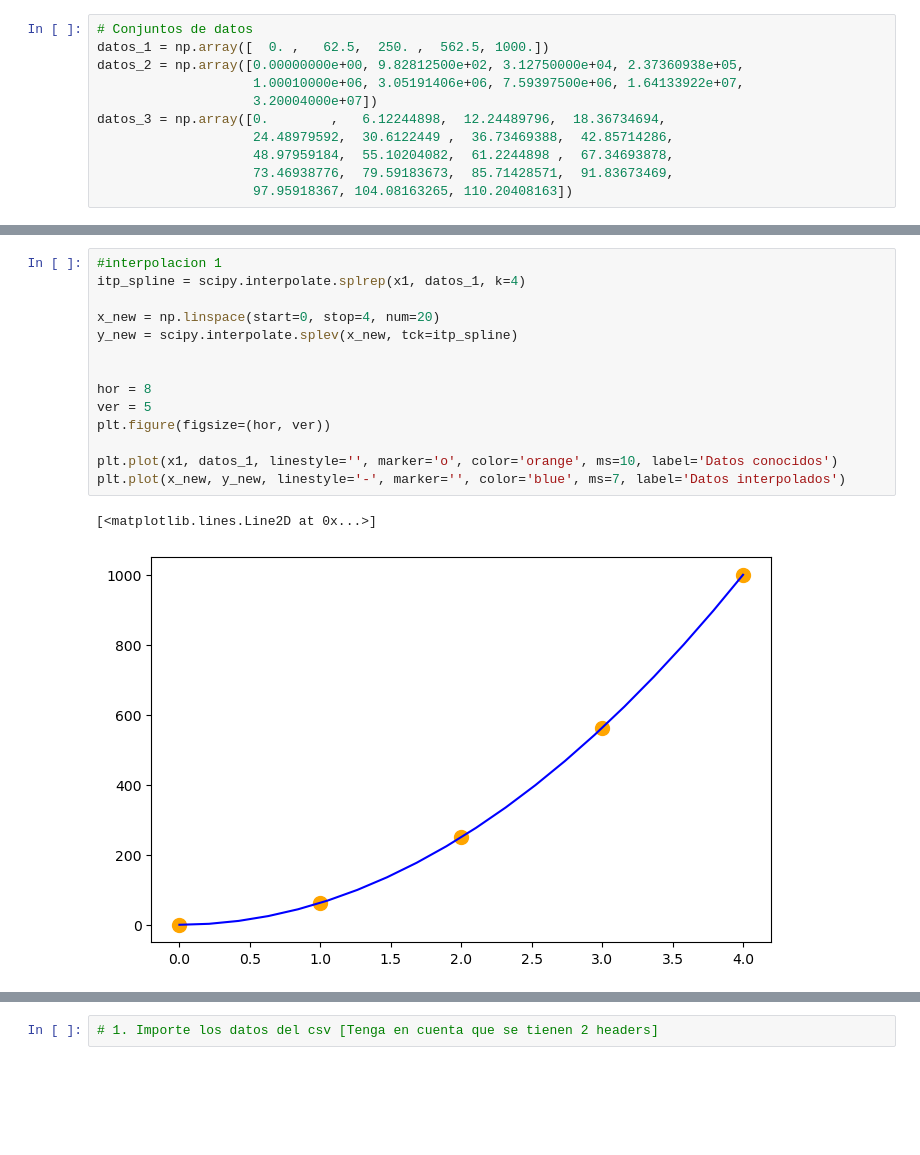
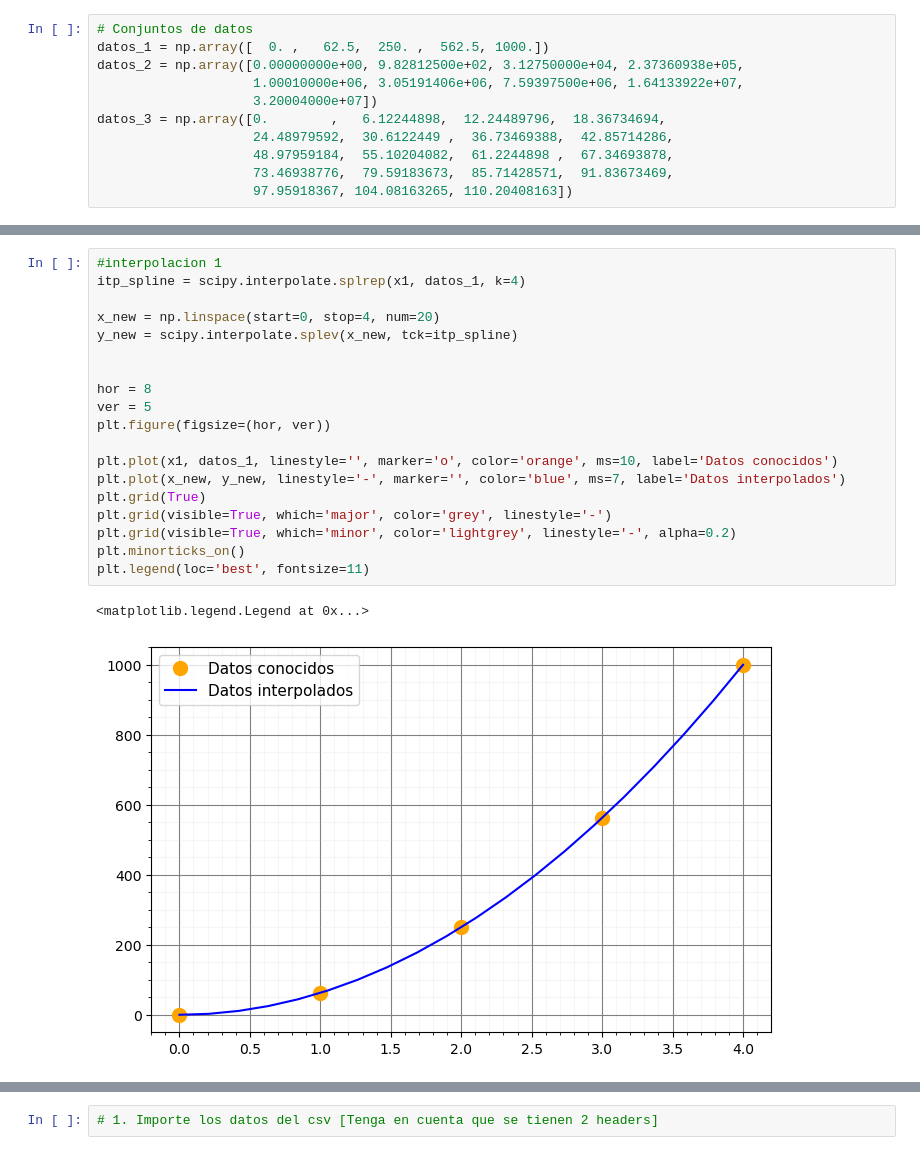
Before and after one commit to AxEberbach/Taller-1, a Jupyter notebook: Taller_1_Alejandro_Eberbach.ipynb, the cells around one changed output, grey strips where cells are left out. Cells and saved outputs as stored; diff of their text form; blank space fills up the shorter version.

```diff
--- a/Taller_1_Alejandro_Eberbach.ipynb
+++ b/Taller_1_Alejandro_Eberbach.ipynb
@@ -146,20 +184,25 @@ plt.scatter(x3, datos_3, label="conjunto de datos 3")
 # %%
 #interpolacion 1
 itp_spline = scipy.interpolate.splrep(x1, datos_1, k=4)
 
 x_new = np.linspace(start=0, stop=4, num=20)
 y_new = scipy.interpolate.splev(x_new, tck=itp_spline)
 
 
 hor = 8
 ver = 5
 plt.figure(figsize=(hor, ver))
 
 plt.plot(x1, datos_1, linestyle='', marker='o', color='orange', ms=10, label='Datos conocidos')
 plt.plot(x_new, y_new, linestyle='-', marker='', color='blue', ms=7, label='Datos interpolados')
+plt.grid(True)
+plt.grid(visible=True, which='major', color='grey', linestyle='-')
+plt.grid(visible=True, which='minor', color='lightgrey', linestyle='-', alpha=0.2)
+plt.minorticks_on()
+plt.legend(loc='best', fontsize=11)
 # %% [output]
-[<matplotlib.lines.Line2D at 0x...>]
+<matplotlib.legend.Legend at 0x...>
-[figure, old version]
+[figure, new version]
 # %%
 #interpolacion 2
 itp_spline = scipy.interpolate.splrep(x2, datos_2, k=4)
```
Also changed, not shown: parts of 5 cells of this notebook.
